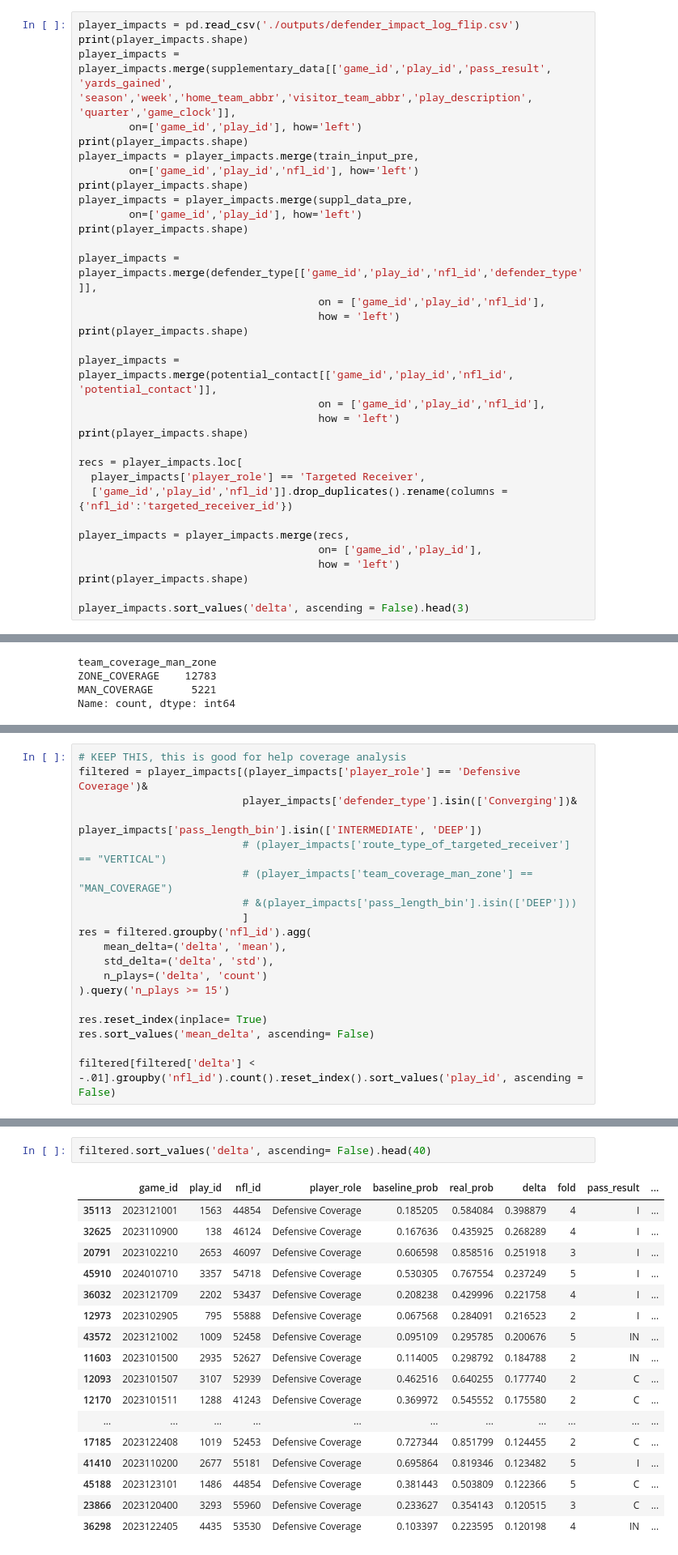
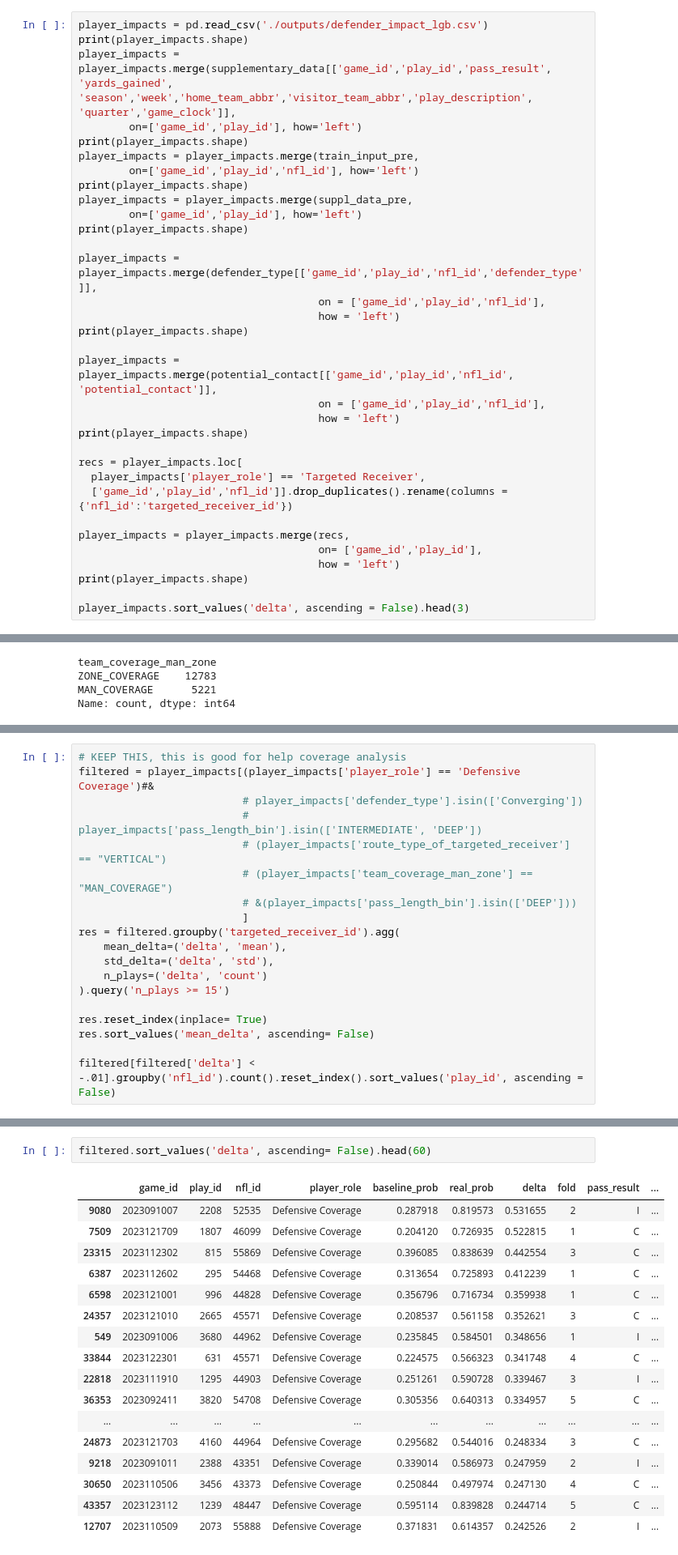
Before and after one commit to kevniu95/bdb-26, a Jupyter notebook: analytics_pred_catch_analysis.ipynb, the cells around one changed output, grey strips where cells are left out. Shown: that part at 81% size. Saved outputs shown, nothing was run; the diff lists cells and outputs as text.

```diff
--- a/analytics_pred_catch_analysis.ipynb
+++ b/analytics_pred_catch_analysis.ipynb
@@ -451,7 +451,7 @@ train_input_pre.head(3)
 | 1 | 2023090700 | 101 | 46137 | SS | 43290.0 | 21 | LONG |
 | 2 | 2023090700 | 101 | 52546 | CB | 43290.0 | 21 | LONG |
 # %%
-player_impacts = pd.read_csv('./outputs/defender_impact_log_flip.csv')
+player_impacts = pd.read_csv('./outputs/defender_impact_lgb.csv')
 print(player_impacts.shape)
 player_impacts = player_impacts.merge(supplementary_data[['game_id','play_id','pass_result', 'yards_gained', 'season','week','home_team_abbr','visitor_team_abbr','play_description', 'quarter','game_clock']],
         on=['game_id','play_id'], how='left')
@@ -2229,13 +2278,13 @@ rec_filtered = player_impacts[(player_impacts['player_role'] == 'Defensive Cover
 # %%
 # KEEP THIS, this is good for help coverage analysis
-filtered = player_impacts[(player_impacts['player_role'] == 'Defensive Coverage')&
-                          player_impacts['defender_type'].isin(['Converging'])&
-                          player_impacts['pass_length_bin'].isin(['INTERMEDIATE', 'DEEP'])
+filtered = player_impacts[(player_impacts['player_role'] == 'Defensive Coverage')#&
+                          # player_impacts['defender_type'].isin(['Converging'])
+                          # player_impacts['pass_length_bin'].isin(['INTERMEDIATE', 'DEEP'])
                           # (player_impacts['route_type_of_targeted_receiver'] == "VERTICAL")
                           # (player_impacts['team_coverage_man_zone'] == "MAN_COVERAGE")
                           # &(player_impacts['pass_length_bin'].isin(['DEEP']))
                           ]
-res = filtered.groupby('nfl_id').agg(
+res = filtered.groupby('targeted_receiver_id').agg(
     mean_delta=('delta', 'mean'),
     std_delta=('delta', 'std'),
     n_plays=('delta', 'count')
@@ -2262,20 +2416,20 @@ filtered[filtered['delta'] < -.01].groupby('nfl_id').count().reset_index().sort_
 # %%
-filtered.sort_values('delta', ascending= False).head(40)
+filtered.sort_values('delta', ascending= False).head(60)
 # %% [output]
 |  | game_id | play_id | nfl_id | player_role | baseline_prob | real_prob | delta | fold | pass_result | ... |
-| 35113 | 2023121001 | 1563 | 44854 | Defensive Coverage | 0.185205 | 0.584084 | 0.398879 | 4 | I | ... |
-| 32625 | 2023110900 | 138 | 46124 | Defensive Coverage | 0.167636 | 0.435925 | 0.268289 | 4 | I | ... |
-| 20791 | 2023102210 | 2653 | 46097 | Defensive Coverage | 0.606598 | 0.858516 | 0.251918 | 3 | I | ... |
-| 45910 | 2024010710 | 3357 | 54718 | Defensive Coverage | 0.530305 | 0.767554 | 0.237249 | 5 | I | ... |
-| 36032 | 2023121709 | 2202 | 53437 | Defensive Coverage | 0.208238 | 0.429996 | 0.221758 | 4 | I | ... |
-| 12973 | 2023102905 | 795 | 55888 | Defensive Coverage | 0.067568 | 0.284091 | 0.216523 | 2 | I | ... |
-| 43572 | 2023121002 | 1009 | 52458 | Defensive Coverage | 0.095109 | 0.295785 | 0.200676 | 5 | IN | ... |
-| 11603 | 2023101500 | 2935 | 52627 | Defensive Coverage | 0.114005 | 0.298792 | 0.184788 | 2 | IN | ... |
-| 12093 | 2023101507 | 3107 | 52939 | Defensive Coverage | 0.462516 | 0.640255 | 0.177740 | 2 | C | ... |
-| 12170 | 2023101511 | 1288 | 41243 | Defensive Coverage | 0.369972 | 0.545552 | 0.175580 | 2 | C | ... |
+| 9080 | 2023091007 | 2208 | 52535 | Defensive Coverage | 0.287918 | 0.819573 | 0.531655 | 2 | I | ... |
+| 7509 | 2023121709 | 1807 | 46099 | Defensive Coverage | 0.204120 | 0.726935 | 0.522815 | 1 | C | ... |
+| 23315 | 2023112302 | 815 | 55869 | Defensive Coverage | 0.396085 | 0.838639 | 0.442554 | 3 | C | ... |
+| 6387 | 2023112602 | 295 | 54468 | Defensive Coverage | 0.313654 | 0.725893 | 0.412239 | 1 | C | ... |
+| 6598 | 2023121001 | 996 | 44828 | Defensive Coverage | 0.356796 | 0.716734 | 0.359938 | 1 | C | ... |
+| 24357 | 2023121010 | 2665 | 45571 | Defensive Coverage | 0.208537 | 0.561158 | 0.352621 | 3 | C | ... |
+| 549 | 2023091006 | 3680 | 44962 | Defensive Coverage | 0.235845 | 0.584501 | 0.348656 | 1 | I | ... |
+| 33844 | 2023122301 | 631 | 45571 | Defensive Coverage | 0.224575 | 0.566323 | 0.341748 | 4 | C | ... |
+| 22818 | 2023111910 | 1295 | 44903 | Defensive Coverage | 0.251261 | 0.590728 | 0.339467 | 3 | I | ... |
+| 36353 | 2023092411 | 3820 | 54708 | Defensive Coverage | 0.305356 | 0.640313 | 0.334957 | 5 | C | ... |
 | ... | ... | ... | ... | ... | ... | ... | ... | ... | ... | ... |
-| 17185 | 2023122408 | 1019 | 52453 | Defensive Coverage | 0.727344 | 0.851799 | 0.124455 | 2 | C | ... |
-| 41410 | 2023110200 | 2677 | 55181 | Defensive Coverage | 0.695864 | 0.819346 | 0.123482 | 5 | I | ... |
-| 45188 | 2023123101 | 1486 | 44854 | Defensive Coverage | 0.381443 | 0.503809 | 0.122366 | 5 | C | ... |
-| 23866 | 2023120400 | 3293 | 55960 | Defensive Coverage | 0.233627 | 0.354143 | 0.120515 | 3 | C | ... |
-| 36298 | 2023122405 | 4435 | 53530 | Defensive Coverage | 0.103397 | 0.223595 | 0.120198 | 4 | IN | ... |
+| 24873 | 2023121703 | 4160 | 44964 | Defensive Coverage | 0.295682 | 0.544016 | 0.248334 | 3 | C | ... |
+| 9218 | 2023091011 | 2388 | 43351 | Defensive Coverage | 0.339014 | 0.586973 | 0.247959 | 2 | I | ... |
+| 30650 | 2023110506 | 3456 | 43373 | Defensive Coverage | 0.250844 | 0.497974 | 0.247130 | 4 | C | ... |
+| 43357 | 2023123112 | 1239 | 48447 | Defensive Coverage | 0.595114 | 0.839828 | 0.244714 | 5 | C | ... |
+| 12707 | 2023110509 | 2073 | 55888 | Defensive Coverage | 0.371831 | 0.614357 | 0.242526 | 2 | I | ... |
```
Also changed, not shown: parts of 36 cells of this notebook.
